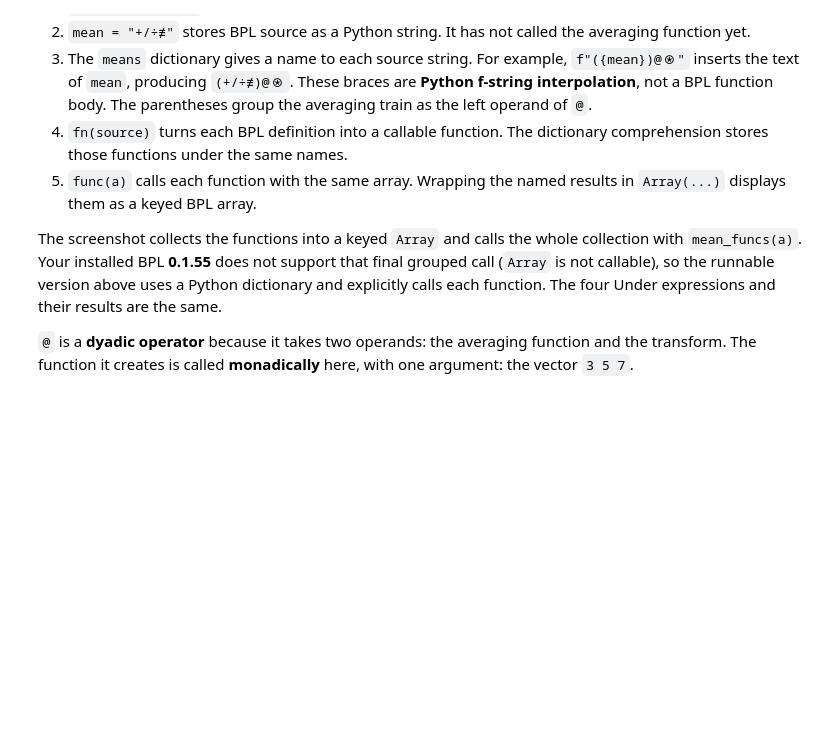
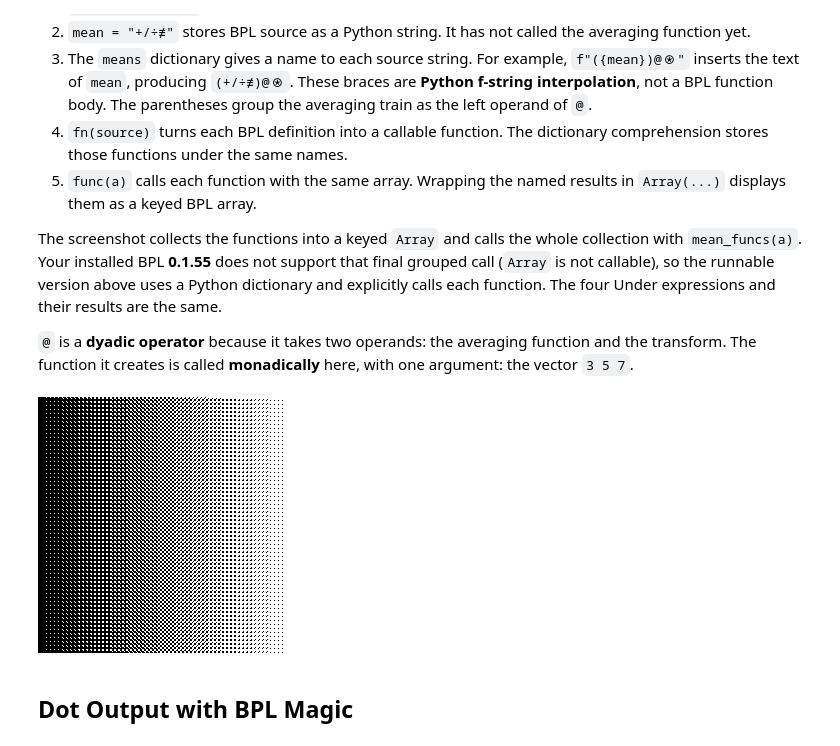
Before and after one commit to ExploringML/bpl-study-sessions, a Jupyter notebook: Scratchpad.ipynb, the cells around one changed output. Cells and saved outputs as stored; diff of their text form; code cells hidden in the pictures; blank space fills up the shorter version.

```diff
--- a/Scratchpad.ipynb
+++ b/Scratchpad.ipynb
@@ -230,3 +227,25 @@ Read the Python example in stages:
 The screenshot collects the functions into a keyed `Array` and calls the whole collection with `mean_funcs(a)`. Your installed BPL **0.1.55** does not support that final grouped call (`Array` is not callable), so the runnable version above uses a Python dictionary and explicitly calls each function. The four Under expressions and their results are the same.
 
 `@` is a **dyadic operator** because it takes two operands: the averaging function and the transform. The function it creates is called **monadically** here, with one argument: the vector `3 5 7`.
+# %%
+%%bpl
+
+img ← 256 256 3⍴3#((⍳256)÷255)
+
+b ← 0 1⌽⍉2 2⍴⍳4
+bayer ← (4 4⍴0 2 1 3⍉((4×b) +⊗ b) + 0.5) ÷ 16
+
+dither ← {
+    g ← (+/⍵)÷3
+    [h w] ← ⍴g
+
+    wide ← (w⍴⍤1) ⍺
+    pat ← ⍉(h⍴⍤1)⍉wide
+    g ≥ pat
+}
+
+•image bayer dither img
+# %% [output]
+[figure, added]
+# %% [markdown]
+## Dot Output with BPL Magic
```
Also changed, not shown: parts of 28 cells of this notebook, 9 other files.
